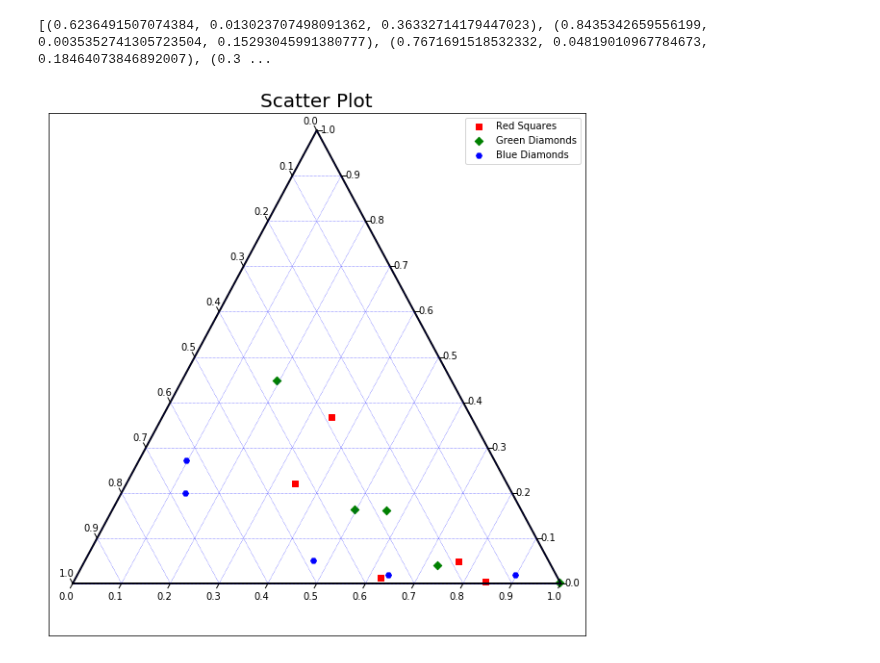
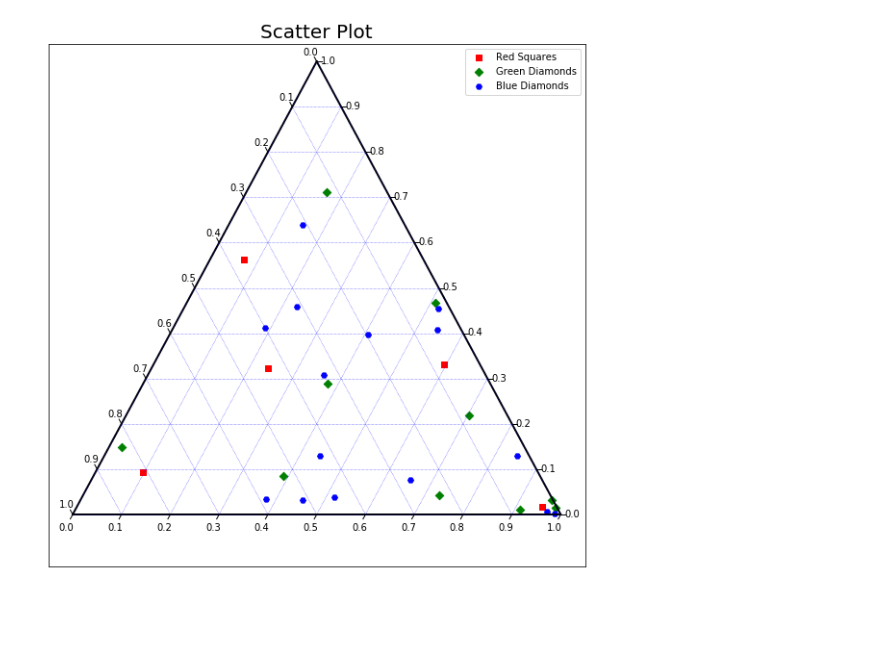
Before and after one commit to NathanielBlairStahn/tree-logic, a Jupyter notebook: notebooks/20180509_3_species/ternary_plot_yichen.ipynb, the cells around one changed output. Drawn from its saved outputs; the diff is of its cells as text; code cells hidden in the pictures; blank space fills up the shorter version.

```diff
--- a/notebooks/20180509_3_species/ternary_plot_yichen.ipynb
+++ b/notebooks/20180509_3_species/ternary_plot_yichen.ipynb
@@ -16,22 +16,21 @@ def random_points(num_points=25, scale=1):
 # %%
 # Scatter Plot
 scale = 1
 figure, tax = ternary.figure(scale=scale)
 figure.set_size_inches(10, 10)
 tax.set_title("Scatter Plot", fontsize=20)
 tax.boundary(linewidth=2.0)
 tax.gridlines(multiple=0.1, color="blue")
 points = random_points(5, scale=scale)
 tax.scatter(points, marker='s', color='red', label="Red Squares")
-points = random_points(5, scale=scale)
+points = random_points(10, scale=scale)
 tax.scatter(points, marker='D', color='green', label="Green Diamonds")
-points = random_points(5, scale=scale)
+points = random_points(15, scale=scale)
 tax.scatter(points, marker='H', color='blue', label="Blue Diamonds")
 tax.legend()
 tax.ticks(axis='lbr', linewidth=1, multiple=0.1,tick_formats='%.1f')
 tax.clear_matplotlib_ticks()
 
 tax.show()
 # %% [output]
-[(0.6236491507074384, 0.013023707498091362, 0.36332714179447023), (0.8435342659556199, 0.0035352741305723504, 0.15293045991380777), (0.7671691518532332, 0.04819010967784673, 0.18464073846892007), (0.3 ...
-[figure, old version]
+[figure, new version]
```
Also changed, not shown: 1 other file.
